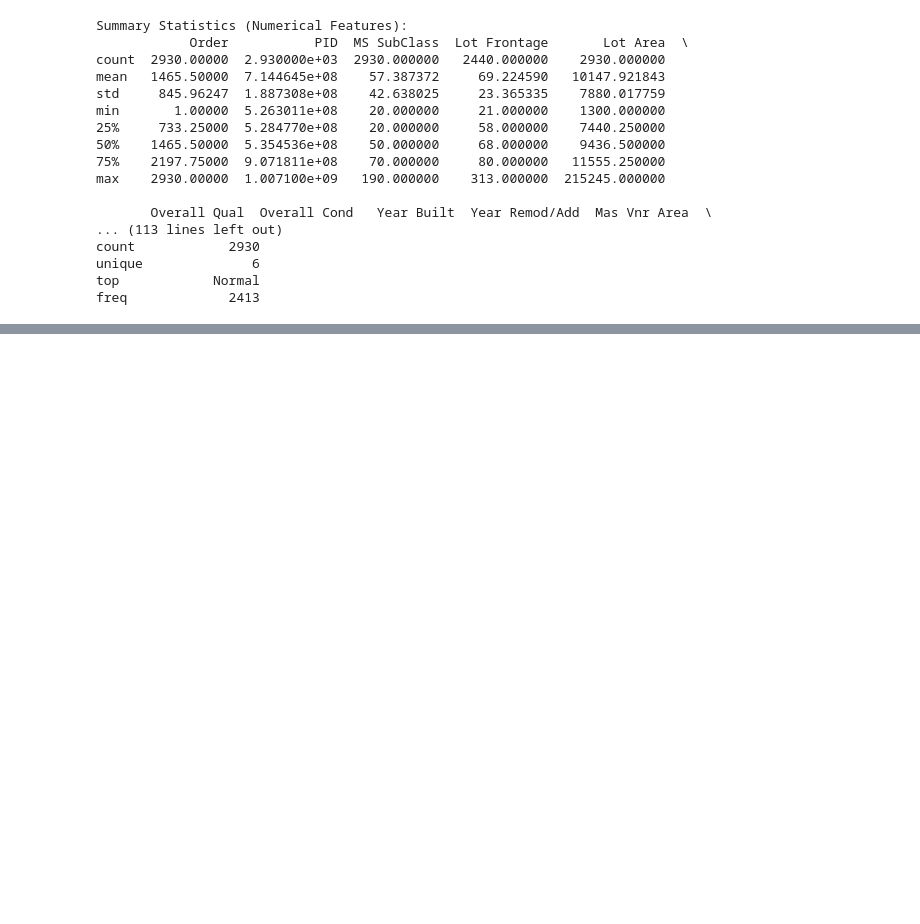
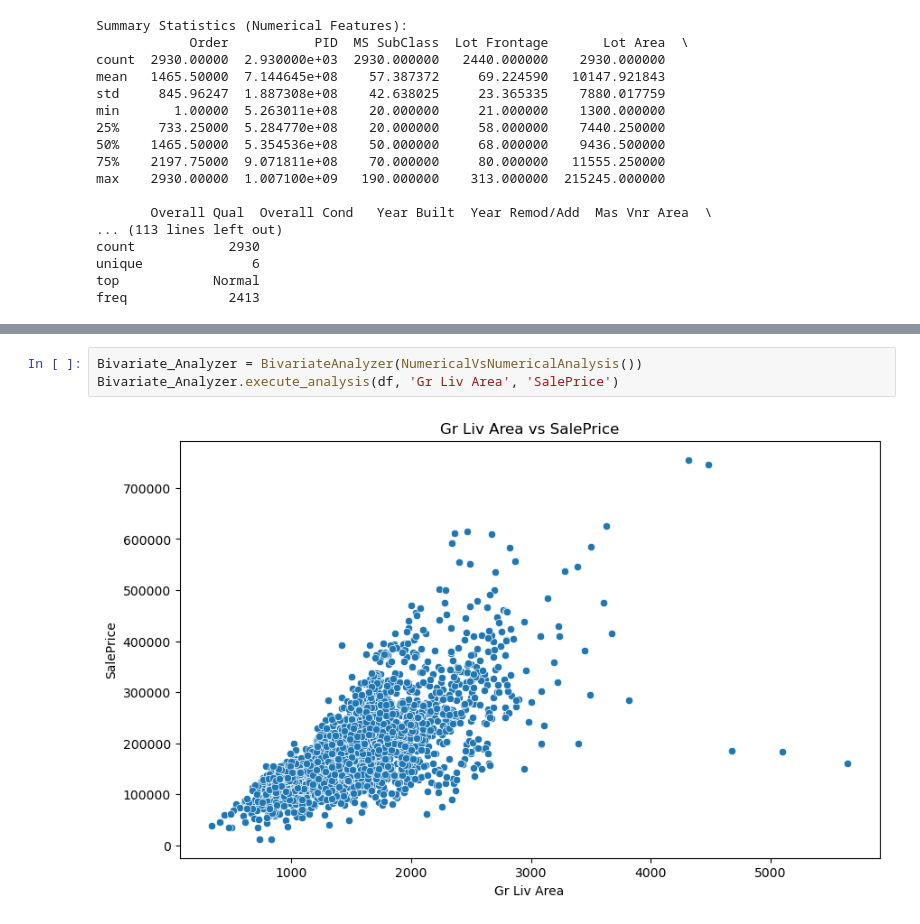
Before and after one commit to AhmedAyman77/house-price-prediction, a Jupyter notebook: analysis/EDA.ipynb, the cells around one changed output, grey strips where cells are left out. Drawn from its saved outputs; the diff is of its cells as text; blank space fills up the shorter version.

```diff
--- a/analysis/EDA.ipynb
+++ b/analysis/EDA.ipynb
@@ -64,0 +106,5 @@ freq             2413
+# %%
+Bivariate_Analyzer = BivariateAnalyzer(NumericalVsNumericalAnalysis())
+Bivariate_Analyzer.execute_analysis(df, 'Gr Liv Area', 'SalePrice')
+# %% [output]
+[figure, added]
```
Also changed, not shown: parts of 6 cells of this notebook, 5 other files.
